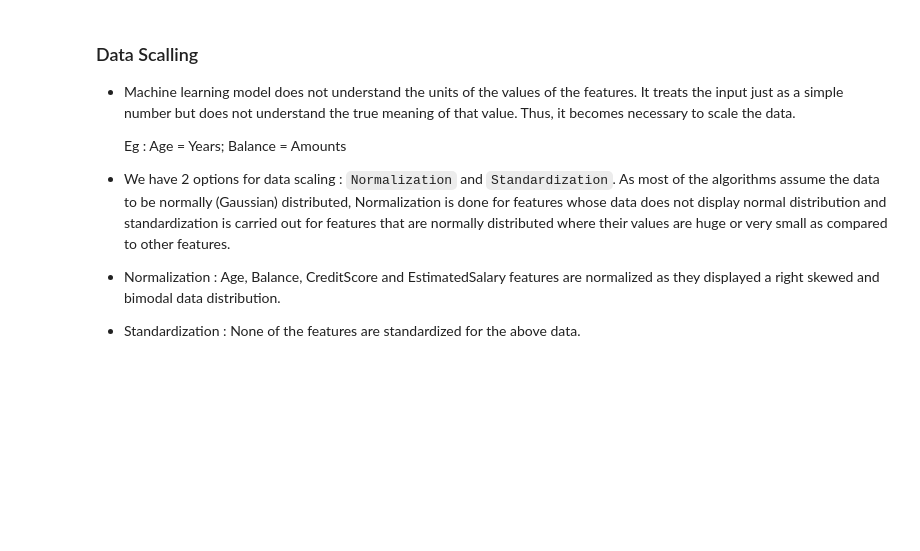
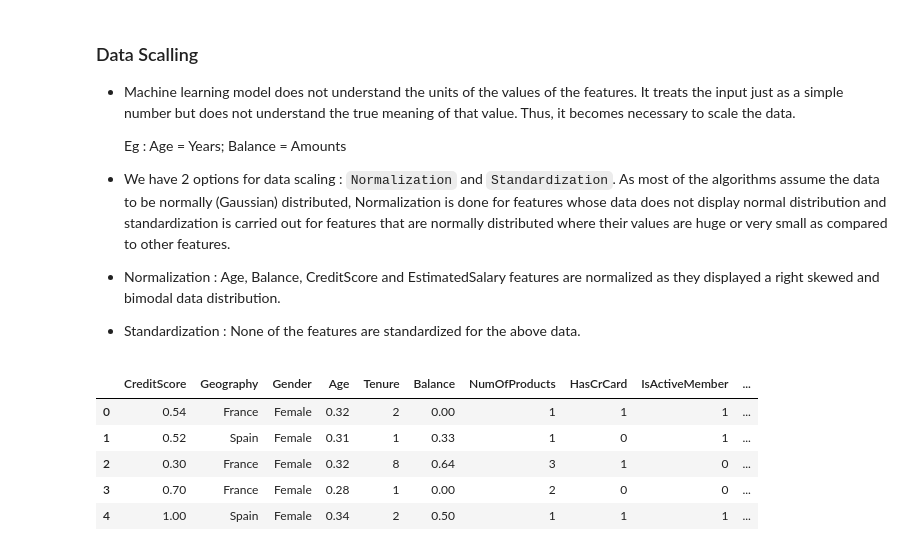
Before and after one commit to jacquesbilombe/CRM-Customers-Churn, a Jupyter notebook: ChurnScore.ipynb, the cells around one changed output. Cells and saved outputs as stored; diff of their text form; code cells hidden in the pictures; blank space fills up the shorter version.

```diff
--- a/ChurnScore.ipynb
+++ b/ChurnScore.ipynb
@@ -274,3 +276,21 @@ The visualization provides a comprehensive view of the distribution of Gender, G
 - Normalization : Age, Balance, CreditScore and EstimatedSalary features are normalized as they displayed a right skewed and bimodal data distribution.
 
 - Standardization : None of the features are standardized for the above data.
+# %%
+# Initialize MinMaxScaler
+scaler = MinMaxScaler()
+
+# Selecting numerical columns for scaling
+numerical_columns = ['CreditScore', 'Age', 'Balance', 'EstimatedSalary']
+
+df = df.drop(['CustomerId','Surname'],axis=1)
+# Fit and transform the selected numerical columns
+df[numerical_columns] = scaler.fit_transform(df[numerical_columns])
+df.head()
+# %% [output]
+|  | CreditScore | Geography | Gender | Age | Tenure | Balance | NumOfProducts | HasCrCard | IsActiveMember | ... |
+| 0 | 0.54 | France | Female | 0.32 | 2 | 0.00 | 1 | 1 | 1 | ... |
+| 1 | 0.52 | Spain | Female | 0.31 | 1 | 0.33 | 1 | 0 | 1 | ... |
+| 2 | 0.30 | France | Female | 0.32 | 8 | 0.64 | 3 | 1 | 0 | ... |
+| 3 | 0.70 | France | Female | 0.28 | 1 | 0.00 | 2 | 0 | 0 | ... |
+| 4 | 1.00 | Spain | Female | 0.34 | 2 | 0.50 | 1 | 1 | 1 | ... |
```
Also changed, not shown: parts of 11 cells of this notebook.
